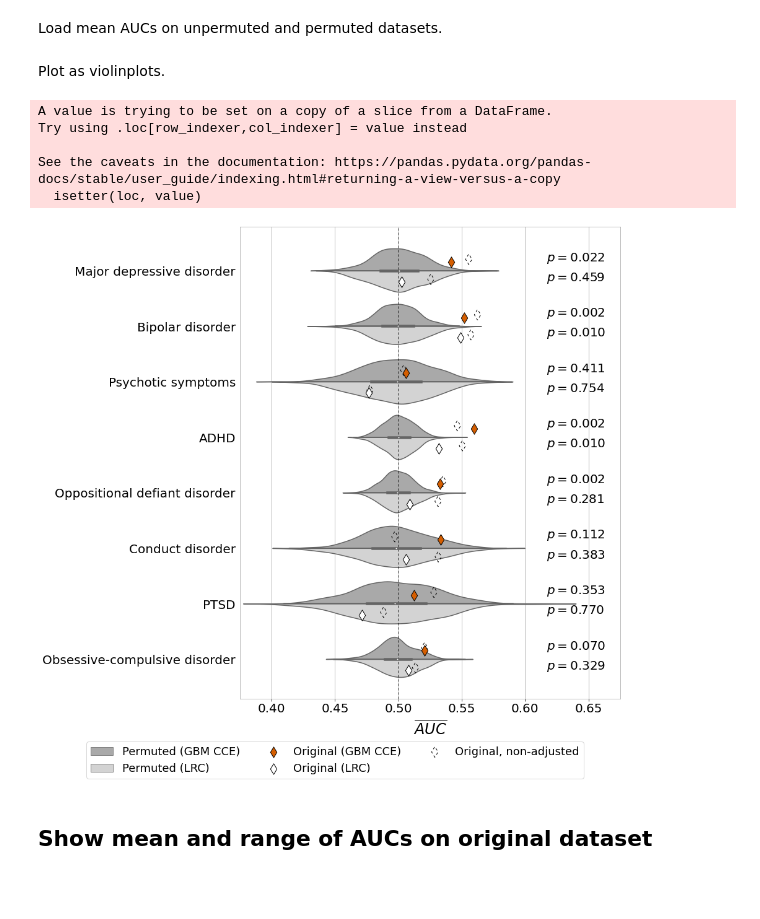
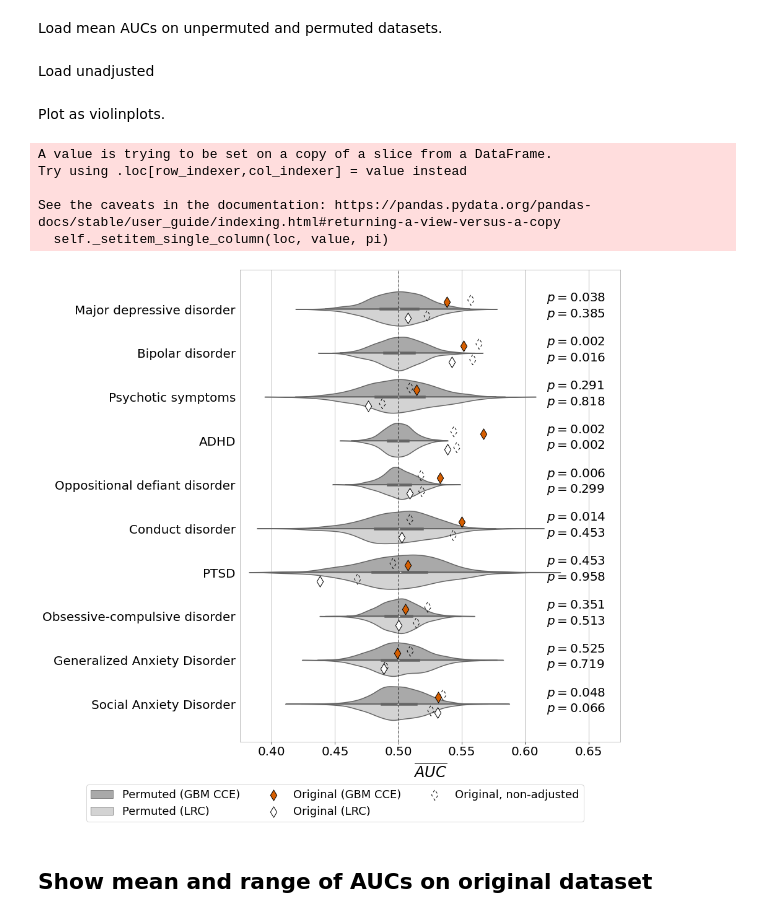
Before and after one commit to ai-med/abcd_study, a Jupyter notebook: notebooks/reports/0.1-rg-visualization.ipynb, the cells around one changed output. Cells and saved outputs as stored; diff of their text form; code cells hidden in the pictures; blank space fills up the shorter version.

Commit message:
Update violin plots

```diff
--- a/notebooks/reports/0.1-rg-visualization.ipynb
+++ b/notebooks/reports/0.1-rg-visualization.ipynb
@@ -581,38 +592,17 @@ unpermuted_aucs=mean_unpermuted_aucs
 methods_to_plot=['xgboost_cce', 'logistic_regression_ovr']
 xlims=(0.375, 0.675)
 alpha=alpha
-# %%
-import os
-
-# Load unadjusted
-methods = ['logistic_regression_ovr', 'xgboost_cce']
-
-unperm_unadj_aucs = {m: {} for m in methods}
-mean_unperm_unadj_aucs = {m: {} for m in methods}
-
-for file in os.listdir(RESULTS_DIR):
-    if file.endswith('unadjusted'):
-        for method in methods:
-            df = pd.read_csv(
-                RESULTS_DIR / file / 'unpermuted' / method / 'test'
-                / 'roc_auc.csv', index_col=0
-            )
-            for diagnosis in df.columns:
-                if diagnosis not in unperm_unadj_aucs[method].keys():
-                    unperm_unadj_aucs[method][diagnosis] = []
-                unperm_unadj_aucs[method][diagnosis].extend(
-                    list(df[diagnosis])
-                )
-
-for method in methods:
-    for diagnosis in unperm_unadj_aucs[method].keys():
-        mean_unperm_unadj_aucs[method][diagnosis] = np.mean(
-            unperm_unadj_aucs[method][diagnosis]
-        )
+# %% [markdown]
+Load unadjusted
+# %%
+methods = ['logistic_regression_ovr', 'xgboost_cce']
+
+mean_unperm_unadj_aucs, unperm_unadj_aucs = load_test_auc_unadjusted_data(methods)
 # %% [markdown]
 Plot as violinplots.
 # %%
-from definitions import okabe_ito_palette
+from typing import Tuple
+from src.definitions import okabe_ito_palette
 
 """Displays and returns violinplot of ROC AUC values
 
@@ -687,7 +677,9 @@ ax.set_yticklabels([
     'Oppositional defiant disorder',
     'Conduct disorder',
     'PTSD',
-    'Obsessive-compulsive disorder'
+    'Obsessive-compulsive disorder',
+    'Generalized Anxiety Disorder',
+    'Social Anxiety Disorder',
 ])
 ax.tick_params(labelsize=20, left=False)
 ax.axvline(
@@ -727,38 +719,38 @@ for i, diagnosis in enumerate(permuted_aucs['Diagnosis'].unique()):
         )
 
 #Show p-values
-def mark_significance(p_val: float) -> (str, str):
+def mark_significance(p_val: float) -> Tuple[str, str]:
     if p_val <= alpha:
         str1 = '\\pmb{{'
         str2 = '}}'
     else:
         str1 = str2 = ''
     return str1, str2
 
 p_values = permutation_test(permuted_aucs, unpermuted_aucs)
 for i, diagnosis in enumerate(permuted_aucs['Diagnosis'].unique()):
     for j, method in enumerate(methods_to_plot):
         plt.annotate(
             text=f'$p = {p_values[method][diagnosis]:.3f}$',
             #text=f'$p = {str1}{p_values[method][diagnosis]:.3f}{str2}$',
             xy=(0.617, i - y_offset + j * 2 * y_offset),
             size=20
         )
 
 ax.legend(loc='upper center', bbox_to_anchor=(0.25, -0.08), fontsize=18, ncol=3)
 plt.show()
 
 fig.savefig(
-    REPO_ROOT / 'reports' / 'figures' / 'violinplot.pdf',
+    REPO_ROOT / 'reports' / 'figures' / 'violinplot_freesurfer.pdf',
     bbox_inches='tight',
     dpi=300
 )
 # %% [output]
 A value is trying to be set on a copy of a slice from a DataFrame.
 Try using .loc[row_indexer,col_indexer] = value instead
 
 See the caveats in the documentation: https://pandas.pydata.org/pandas-docs/stable/user_guide/indexing.html#returning-a-view-versus-a-copy
-  isetter(loc, value)
+  self._setitem_single_column(loc, value, pi)
-[figure, old version]
+[figure, new version]
 # %% [markdown]
 ## Show mean and range of AUCs on original dataset
```
Also changed, not shown: parts of 14 cells of this notebook, 2 other files.
